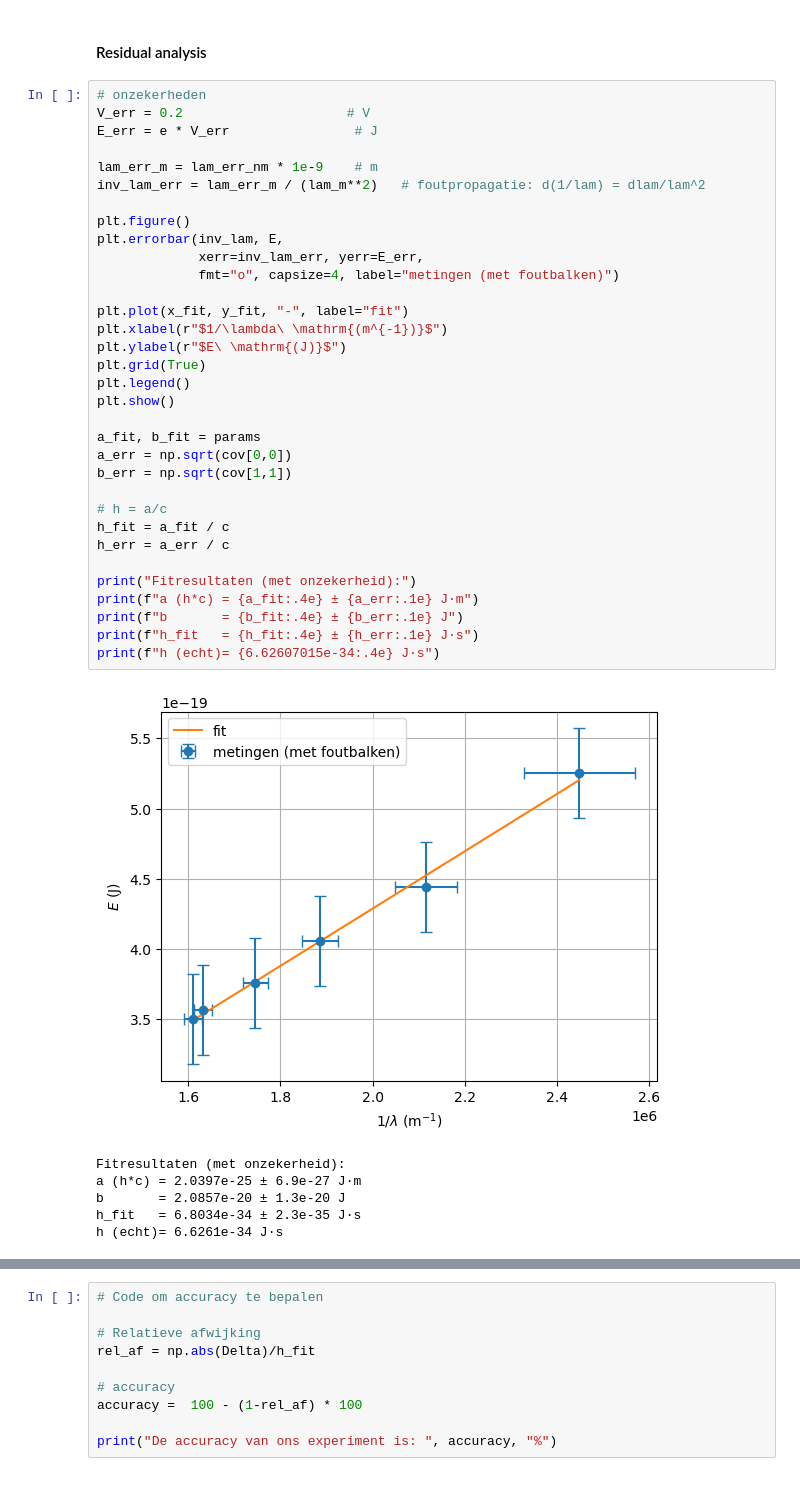
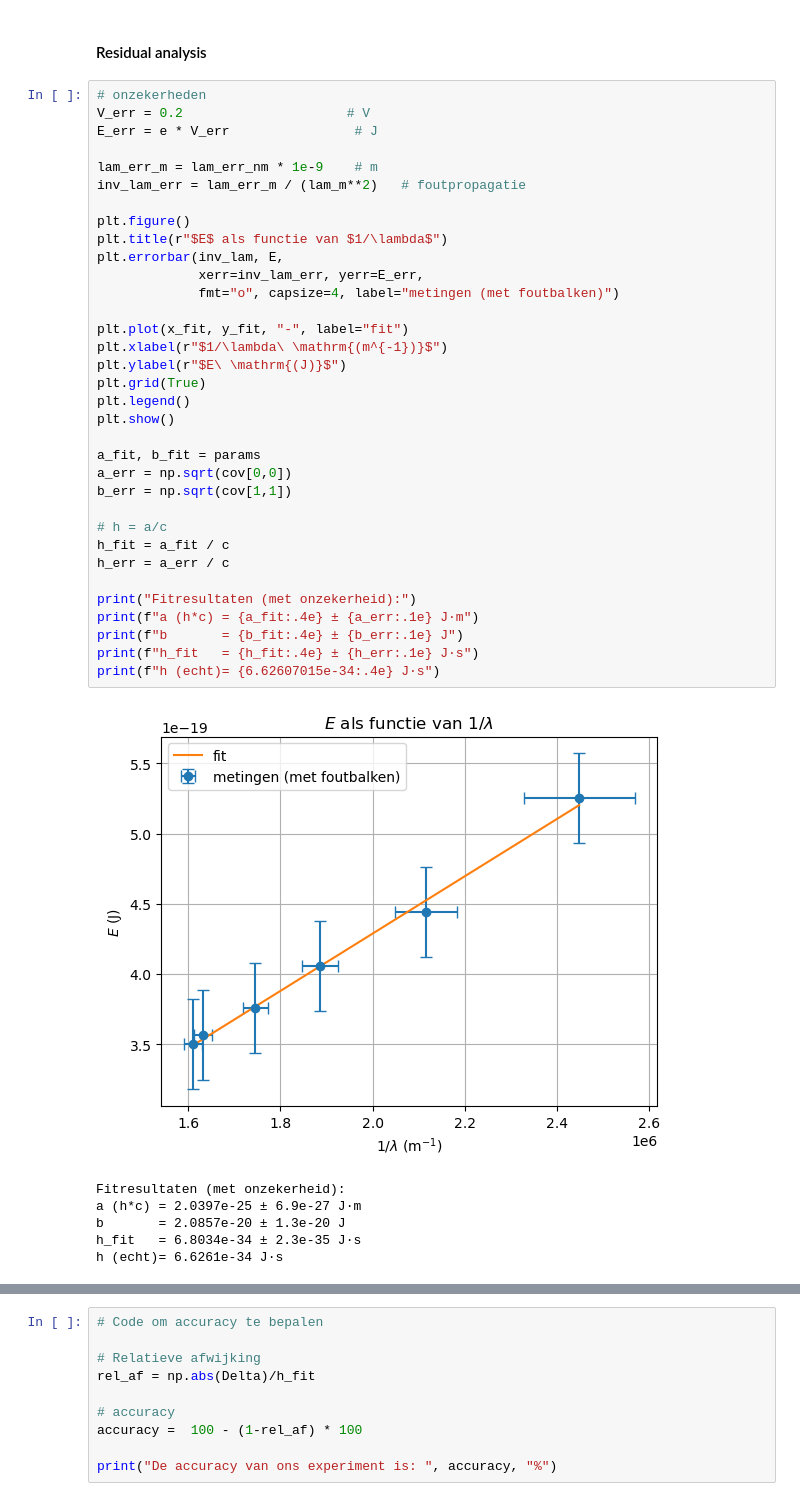
Before and after one commit to pieterbroerse/27, a Jupyter notebook: Content/PySim/Golflengtes project.ipynb, the cells around one changed output, grey strips where cells are left out. Drawn from its saved outputs; the diff is of its cells as text.

```diff
--- a/Content/PySim/Golflengtes project.ipynb
+++ b/Content/PySim/Golflengtes project.ipynb
@@ -362,35 +361,36 @@ V_err = 0.2                     # V
 E_err = e * V_err                # J
 
 lam_err_m = lam_err_nm * 1e-9    # m
-inv_lam_err = lam_err_m / (lam_m**2)   # foutpropagatie: d(1/lam) = dlam/lam^2
+inv_lam_err = lam_err_m / (lam_m**2)   # foutpropagatie
 
 plt.figure()
+plt.title(r"$E$ als functie van $1/\lambda$")
 plt.errorbar(inv_lam, E,
              xerr=inv_lam_err, yerr=E_err,
              fmt="o", capsize=4, label="metingen (met foutbalken)")
 
 plt.plot(x_fit, y_fit, "-", label="fit")
 plt.xlabel(r"$1/\lambda\ \mathrm{(m^{-1})}$")
 plt.ylabel(r"$E\ \mathrm{(J)}$")
 plt.grid(True)
 plt.legend()
 plt.show()
 
 a_fit, b_fit = params
 a_err = np.sqrt(cov[0,0])
 b_err = np.sqrt(cov[1,1])
 
 # h = a/c
 h_fit = a_fit / c
 h_err = a_err / c
 
 print("Fitresultaten (met onzekerheid):")
 print(f"a (h*c) = {a_fit:.4e} ± {a_err:.1e} J·m")
 print(f"b       = {b_fit:.4e} ± {b_err:.1e} J")
 print(f"h_fit   = {h_fit:.4e} ± {h_err:.1e} J·s")
 print(f"h (echt)= {6.62607015e-34:.4e} J·s")
 # %% [output]
-[figure, old version]
+[figure, new version]
 Fitresultaten (met onzekerheid):
 a (h*c) = 2.0397e-25 ± 6.9e-27 J·m
 b       = 2.0857e-20 ± 1.3e-20 J
```
Also changed, not shown: parts of 6 cells of this notebook.
